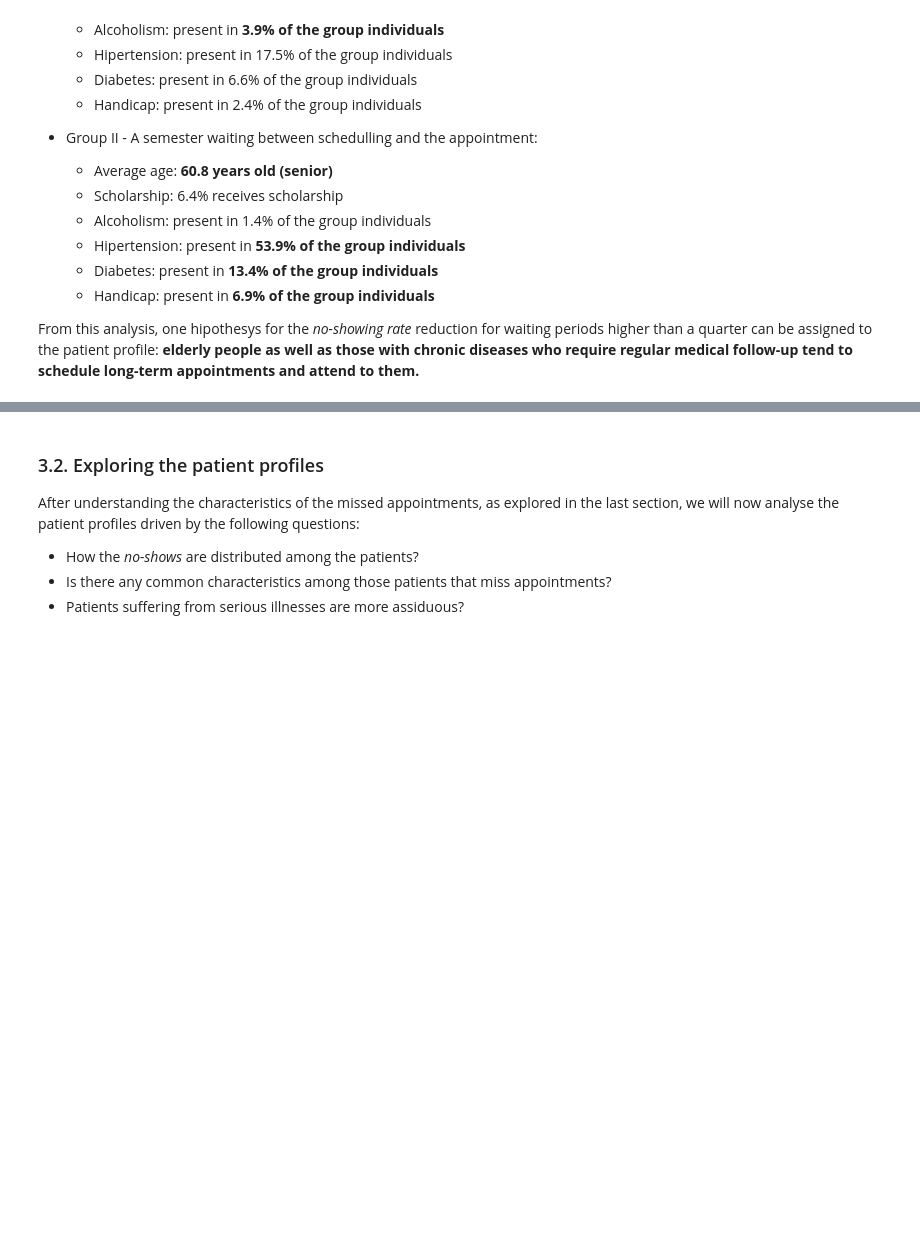
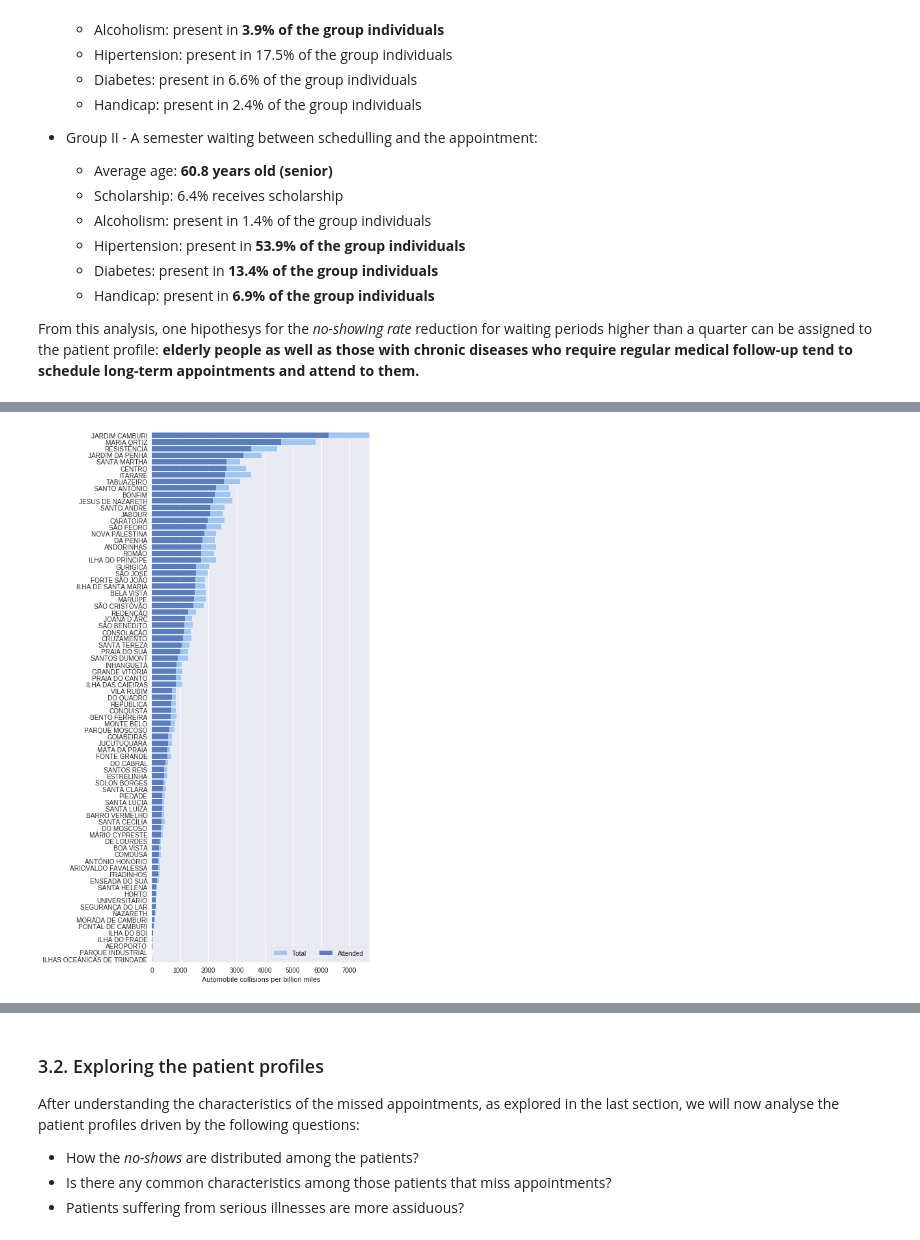
Before and after one commit to tbnsilveira/DAND-IntroDataAnalysis, a Jupyter notebook: tbnsilveira_Project01_InvestigateDataset.ipynb, the cells around one changed output, grey strips where cells are left out. Drawn from its saved outputs; the diff is of its cells as text; code cells hidden in the pictures; blank space fills up the shorter version.

```diff
--- a/tbnsilveira_Project01_InvestigateDataset.ipynb
+++ b/tbnsilveira_Project01_InvestigateDataset.ipynb
@@ -747,0 +795,4 @@ From this analysis, one hipothesys for the *no-showing rate* reduction for waiti
+# %%
+## Using the pandas.groupby() method to produce a pivot table:
+neighbors = dataset.groupby(by=['Neighbourhood','No_show']).WaitingCategories.value_counts().sort_index()
+neighbors.head(8)
@@ -747,0 +864,4 @@ From this analysis, one hipothesys for the *no-showing rate* reduction for waiti
+# %%
+neighbors = neighbors.unstack()
+neighbors.reset_index(inplace=True)
+neighbors
@@ -747,0 +887,5 @@ From this analysis, one hipothesys for the *no-showing rate* reduction for waiti
+# %%
+neighbors.sort_values(by=['No','Yes'],ascending=False,inplace=True)
+neighbors.fillna(value=0, inplace=True)
+neighbors['Total'] = neighbors['No'] + neighbors['Yes']
+neighbors
@@ -747,0 +952,21 @@ From this analysis, one hipothesys for the *no-showing rate* reduction for waiti
+# %%
+# Initialize the matplotlib figure
+f, ax = plt.subplots(figsize=(6, 15))
+
+# Plot the total crashes
+sns.set_color_codes("pastel")
+sns.barplot(x="Total", y="Neighbourhood", data=neighbors,
+            label="Total", color="b")
+
+# Plot the crashes where alcohol was involved
+sns.set_color_codes("muted")
+sns.barplot(x="No", y="Neighbourhood", data=neighbors,
+            label="Attended", color="b")
+
+# Add a legend and informative axis label
+ax.legend(ncol=2, loc="lower right", frameon=True)
+ax.set(xlim=(0, 7720), ylabel="",
+       xlabel="Automobile collisions per billion miles")
+sns.despine(left=True, bottom=True)
+# %% [output]
+[figure, added]
```
Also changed, not shown: parts of 43 cells of this notebook.
